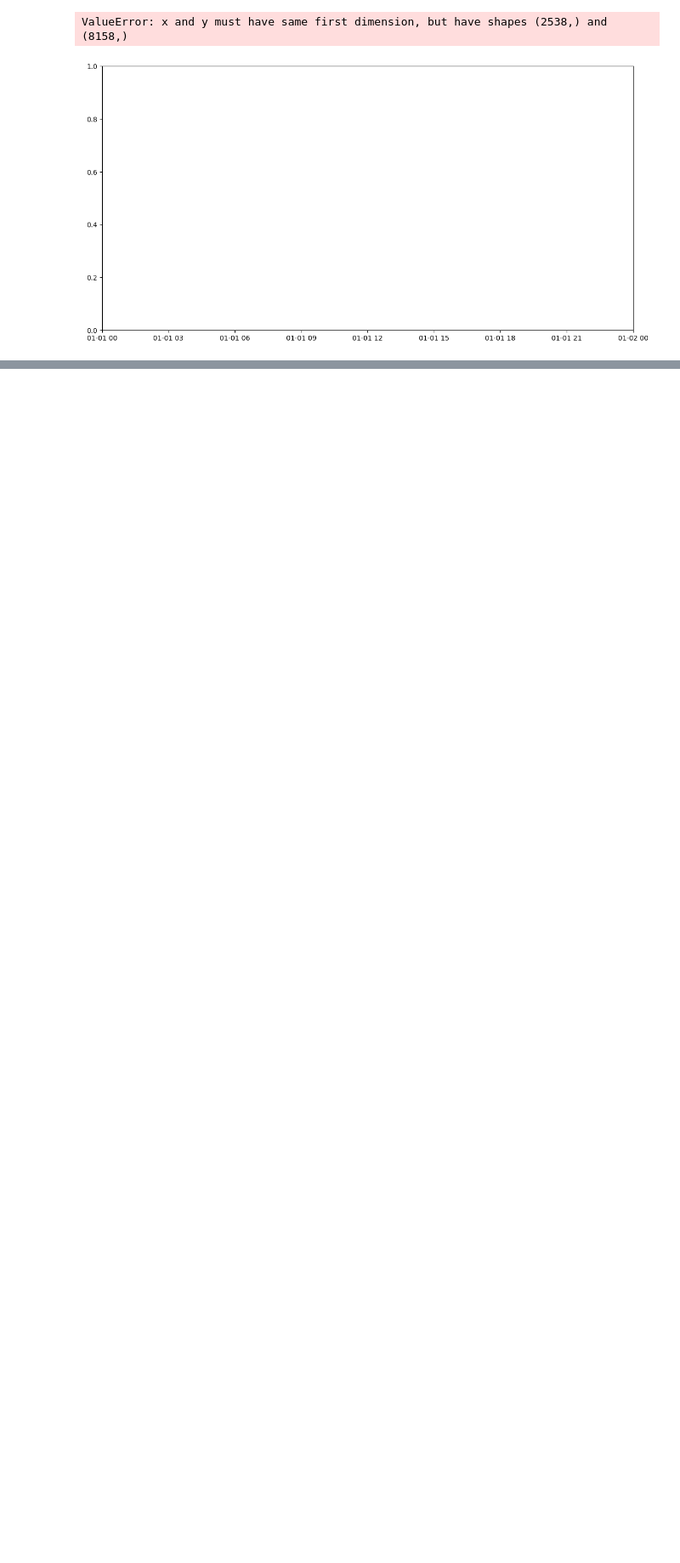
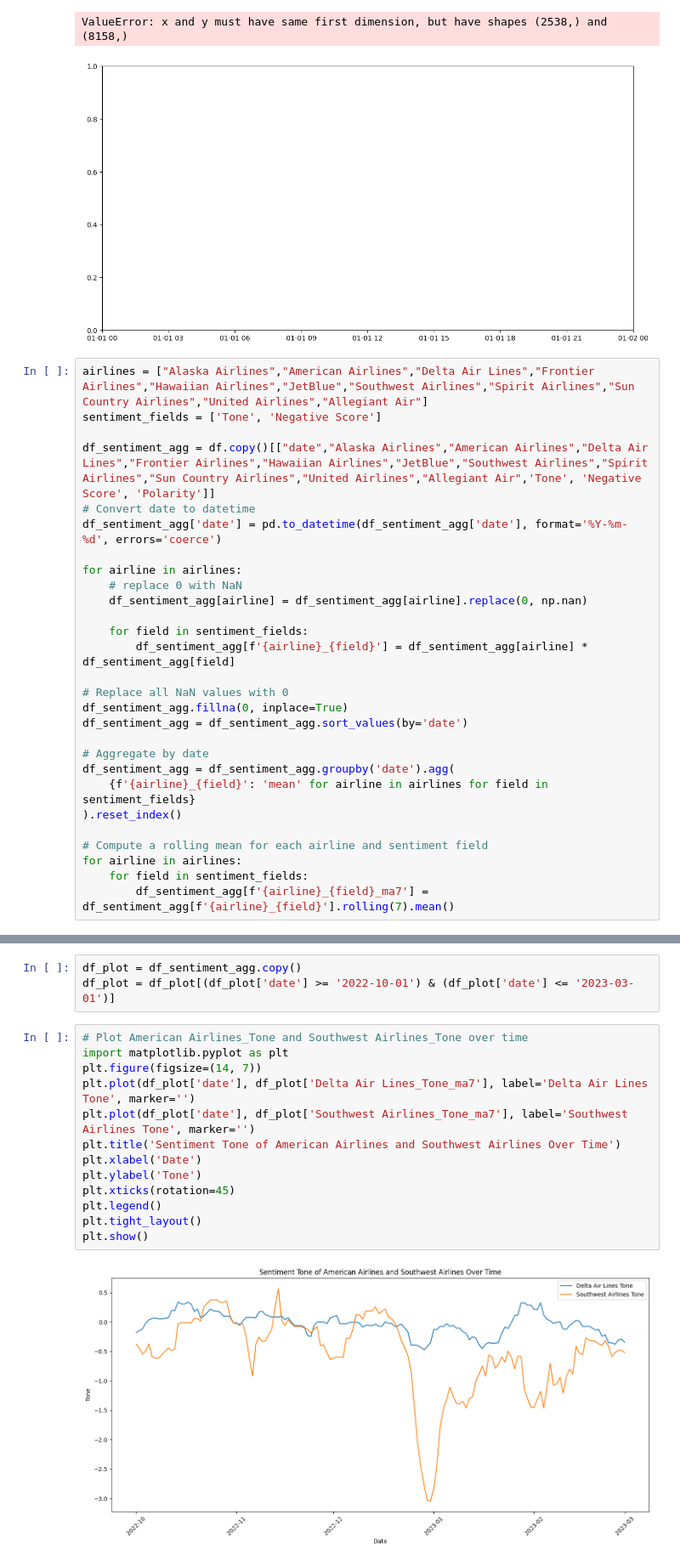
Before and after one commit to svanomm/sentiment-volume-forecasting, a Jupyter notebook: Scripts/03 Download and Process GDELT Data.ipynb, the cells around one changed output, grey strips where cells are left out. Shown at 85% size. Drawn from its saved outputs; the diff is of its cells as text; blank space fills up the shorter version.

Commit message:
plots

```diff
--- a/Scripts/03 Download and Process GDELT Data.ipynb
+++ b/Scripts/03 Download and Process GDELT Data.ipynb
@@ -616,3 +616,31 @@ plt.show()
 # %% [output]
 ValueError: x and y must have same first dimension, but have shapes (2538,) and (8158,)
 [figure]
+# %%
+airlines = ["Alaska Airlines","American Airlines","Delta Air Lines","Frontier Airlines","Hawaiian Airlines","JetBlue","Southwest Airlines","Spirit Airlines","Sun Country Airlines","United Airlines","Allegiant Air"]
+sentiment_fields = ['Tone', 'Negative Score']
+
+df_sentiment_agg = df.copy()[["date","Alaska Airlines","American Airlines","Delta Air Lines","Frontier Airlines","Hawaiian Airlines","JetBlue","Southwest Airlines","Spirit Airlines","Sun Country Airlines","United Airlines","Allegiant Air",'Tone', 'Negative Score', 'Polarity']]
+# Convert date to datetime
+df_sentiment_agg['date'] = pd.to_datetime(df_sentiment_agg['date'], format='%Y-%m-%d', errors='coerce')
+
+for airline in airlines:
+    # replace 0 with NaN
+    df_sentiment_agg[airline] = df_sentiment_agg[airline].replace(0, np.nan)
+
+    for field in sentiment_fields:
+        df_sentiment_agg[f'{airline}_{field}'] = df_sentiment_agg[airline] * df_sentiment_agg[field]
+
+# Replace all NaN values with 0
+df_sentiment_agg.fillna(0, inplace=True)
+df_sentiment_agg = df_sentiment_agg.sort_values(by='date')
+
+# Aggregate by date
+df_sentiment_agg = df_sentiment_agg.groupby('date').agg(
+    {f'{airline}_{field}': 'mean' for airline in airlines for field in sentiment_fields}
+).reset_index()
+
+# Compute a rolling mean for each airline and sentiment field
+for airline in airlines:
+    for field in sentiment_fields:
+        df_sentiment_agg[f'{airline}_{field}_ma7'] = df_sentiment_agg[f'{airline}_{field}'].rolling(7).mean()
@@ -618,0 +663,18 @@ ValueError: x and y must have same first dimension, but have shapes (2538,) and
+# %%
+df_plot = df_sentiment_agg.copy()
+df_plot = df_plot[(df_plot['date'] >= '2022-10-01') & (df_plot['date'] <= '2023-03-01')]
+# %%
+# Plot American Airlines_Tone and Southwest Airlines_Tone over time
+import matplotlib.pyplot as plt
+plt.figure(figsize=(14, 7))
+plt.plot(df_plot['date'], df_plot['Delta Air Lines_Tone_ma7'], label='Delta Air Lines Tone', marker='')
+plt.plot(df_plot['date'], df_plot['Southwest Airlines_Tone_ma7'], label='Southwest Airlines Tone', marker='')
+plt.title('Sentiment Tone of American Airlines and Southwest Airlines Over Time')
+plt.xlabel('Date')
+plt.ylabel('Tone')
+plt.xticks(rotation=45)
+plt.legend()
+plt.tight_layout()
+plt.show()
+# %% [output]
+[figure, added]
```
Also changed, not shown: parts of 1 cell of this notebook.
